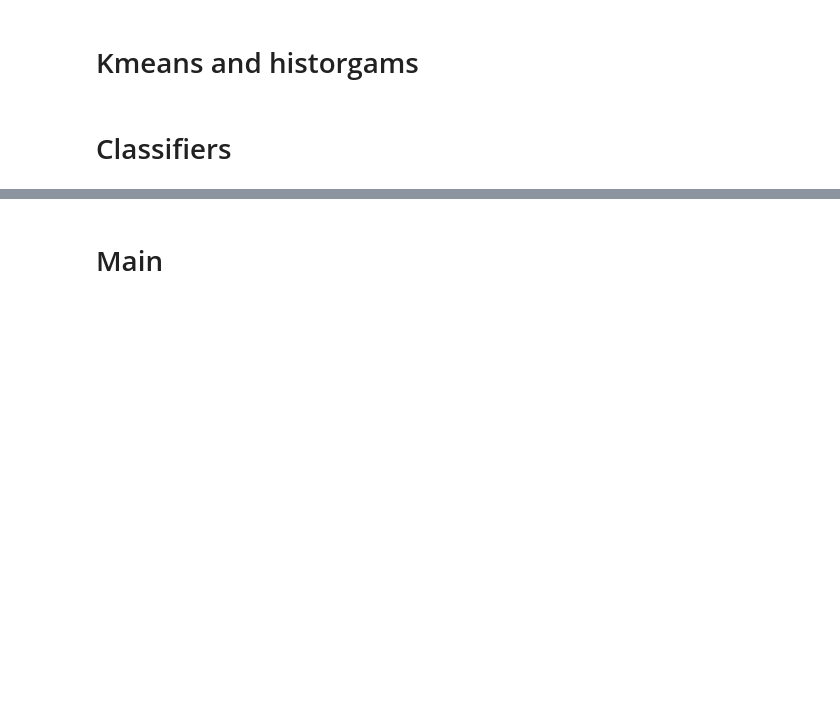
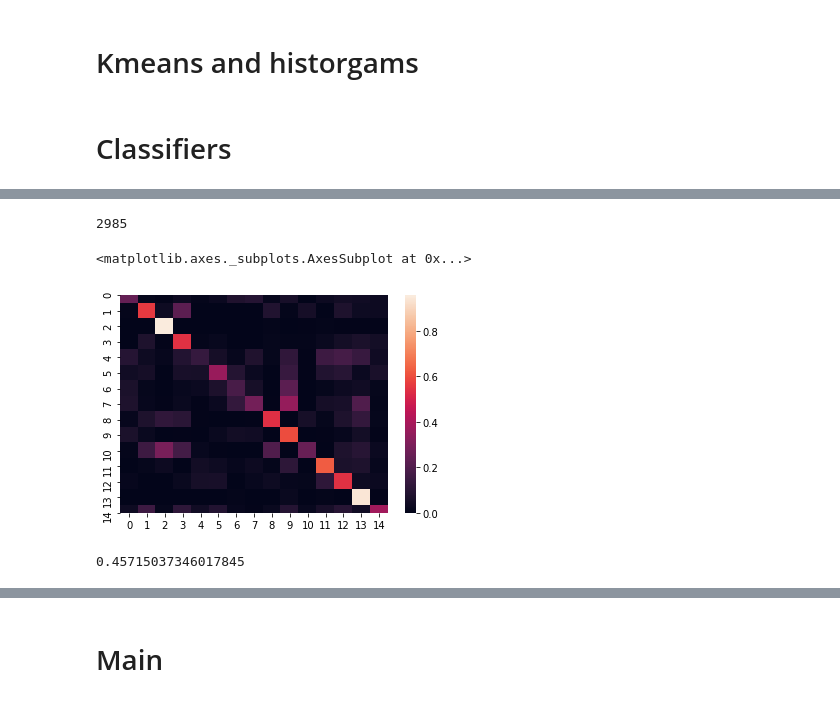
Before and after one commit to pindri/CVPR_exam, a Jupyter notebook: main.ipynb, the cells around one changed output, grey strips where cells are left out. Drawn from its saved outputs; the diff is of its cells as text; code cells hidden in the pictures; blank space fills up the shorter version.

```diff
--- a/main.ipynb
+++ b/main.ipynb
@@ -196,0 +231,30 @@ def linear_SVM_classifier(train_df, test_df):
+# %%
+from sklearn.multiclass import OneVsRestClassifier
+
+def gaussian_SVM_classifier(train_df, test_df, kernel_function = gaussian_kernel,
+                            dist_function = chi_2_distance):
+
+
+    true_labels = test_df['label']
+    predicted_labels = []
+
+    # Training multiclass SVM, one-vs-rest approach.
+
+    # Extract labels and histograms.
+    train_labels = train_df['label'].to_numpy()
+    classes = train_df['label'].unique()
+    train_histograms = train_df['histogram']
+
+    # Build classifier.
+    gram = gram_matrix(train_histograms, train_histograms,
+                       kernel_function, dist_function)
+    clf = OneVsRestClassifier(SVC(kernel="precomputed"), n_jobs=-1)
+    clf.fit(gram, train_labels)
+
+    # Predicting label for each test image.
+    test_histograms = test_df['histogram']
+    prediction_gram = gram_matrix(test_histograms, train_histograms,
+                                  kernel_function, dist_function)
+    predicted_labels = clf.predict(prediction_gram)
+
+    return true_labels, predicted_labels
@@ -196,0 +285,4 @@ def linear_SVM_classifier(train_df, test_df):
+# %%
+len(predicted_lables)
+# %% [output]
+2985
@@ -196,0 +291,11 @@ def linear_SVM_classifier(train_df, test_df):
+# %%
+conmat = confusion_matrix(true, predicted)
+conmat = conmat / np.sum(conmat, axis = 1)
+sn.heatmap(conmat)
+# %% [output]
+<matplotlib.axes._subplots.AxesSubplot at 0x...>
+[figure, added]
+# %%
+np.sum(np.diag(conmat)) / np.sum(conmat)
+# %% [output]
+0.45715037346017845
```
Also changed, not shown: parts of 41 cells of this notebook.
